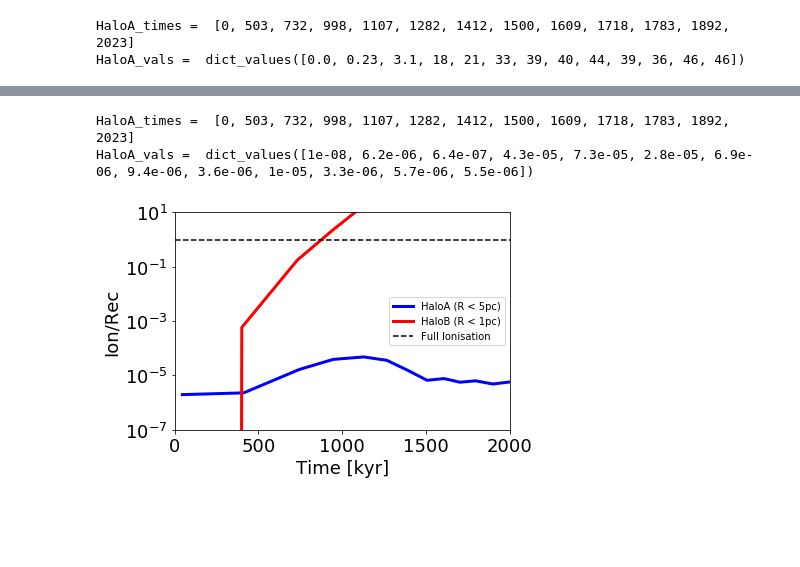
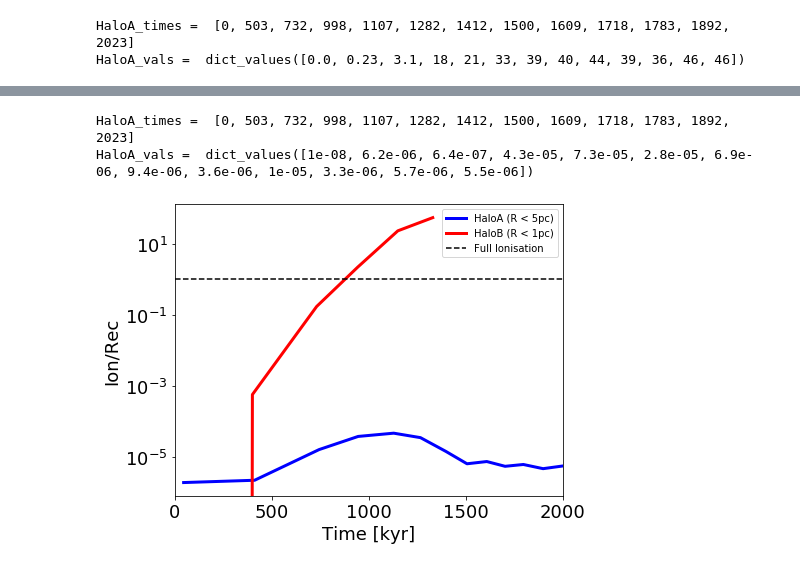
Before and after one commit to fearmayo/Massive-Star-Formation-in-Metal-Free-Galaxies-at-High-Redshift, a Jupyter notebook: calculations/Ionisation.ipynb, the cells around one changed output, grey strips where cells are left out. Drawn from its saved outputs; the diff is of its cells as text; code cells hidden in the pictures; blank space fills up the shorter version.

```diff
--- a/calculations/Ionisation.ipynb
+++ b/calculations/Ionisation.ipynb
@@ -74,24 +75,24 @@ fig.savefig("Ionisation.png")
 # %%
 print("HaloA_times = ", list(HaloA_times))
 print("HaloA_vals = ", HaloA_Recombination.values())
-fig = plt.figure()
-#ax1 = fig.add_subplot(112)
+fig = plt.figure(figsize=(7,5))
 ax1 = fig.add_subplot(111)
 haloAx = savgol_filter(list(HaloA_Recombination.keys()), 3, 1)
 haloAy = savgol_filter(list(HaloA_Recombination.values()), 3, 1)
 haloBx = savgol_filter(list(HaloB_Recombination.keys()), 3, 1)
 haloBy = savgol_filter(list(HaloB_Recombination.values()), 3, 1)
 ax1.semilogy(haloAx, haloAy, label='HaloA (R < 5pc)', lw=3, color='b')
 ax1.semilogy(haloBx, haloBy, label='HaloB (R < 1pc)', lw=3, color='r')
 ax1.axhline(y=1.0, ls='dashed',c='k',label='Full Ionisation')
 ax1.set_xlabel("Time [kyr]", fontsize=18)
 ax1.set_ylabel("Ion/Rec", fontsize=18)
 ax1.set_xlim(0.0, 2000)
-ax1.set_ylim(1e-7, 1e1)
+#ax1.set_ylim(1e-7, 1e1)
 ax1.tick_params(labelsize=18)
 ax1.legend()
-plt.show()
+fig.tight_layout()
+fig.savefig("recombination.pdf")
 # %% [output]
 HaloA_times =  [0, 503, 732, 998, 1107, 1282, 1412, 1500, 1609, 1718, 1783, 1892, 2023]
 HaloA_vals =  dict_values([1e-08, 6.2e-06, 6.4e-07, 4.3e-05, 7.3e-05, 2.8e-05, 6.9e-06, 9.4e-06, 3.6e-06, 1e-05, 3.3e-06, 5.7e-06, 5.5e-06])
-[figure, old version]
+[figure, new version]
```
Also changed, not shown: parts of 1 cell of this notebook, 5 other files.
